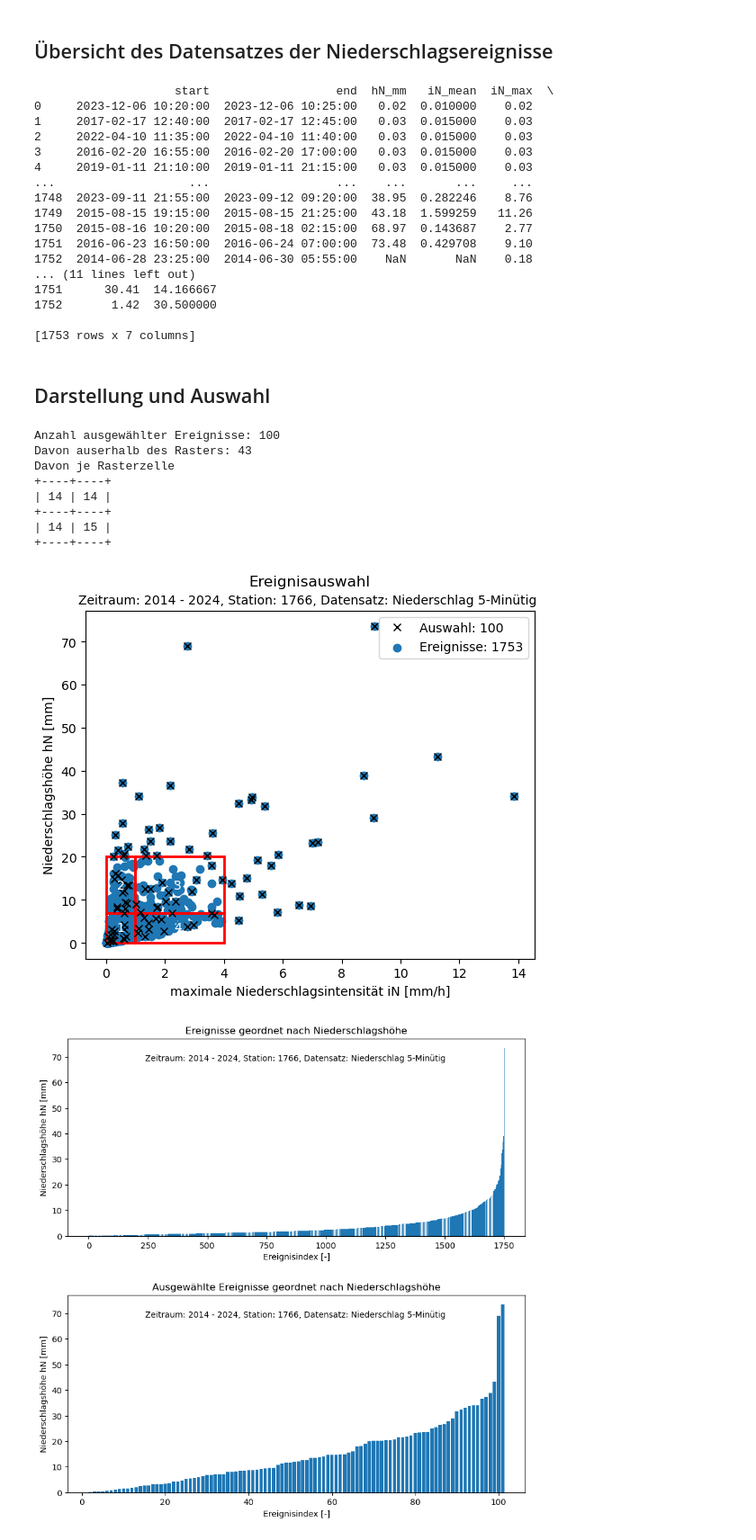
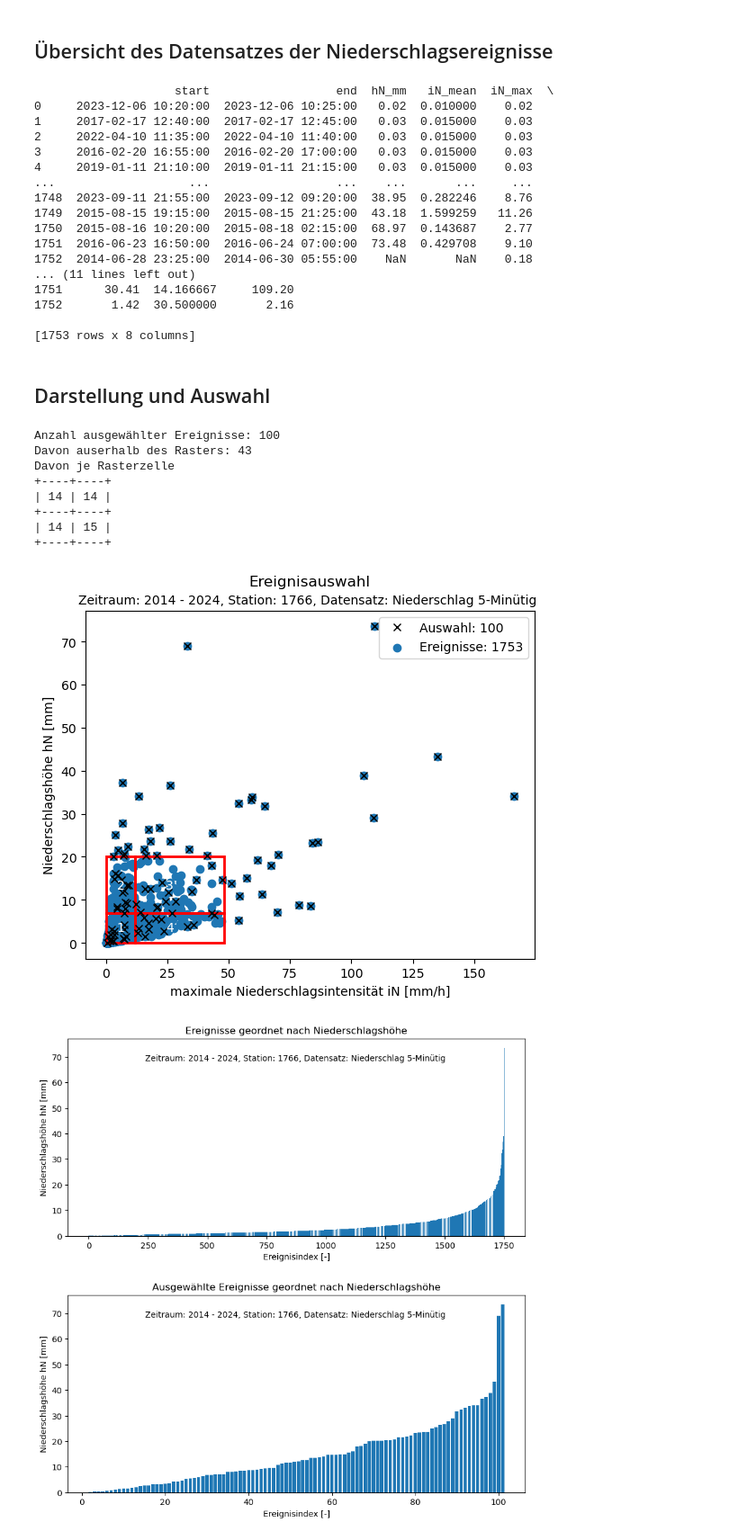
Before and after one commit to FlAlbers/UrbanML, a Jupyter notebook: pythonProject/select_events.ipynb, the cells around one changed output. Shown at 90% size. Drawn from its saved outputs; the diff is of its cells as text; code cells hidden in the pictures.

```diff
--- a/pythonProject/select_events.ipynb
+++ b/pythonProject/select_events.ipynb
@@ -22,6 +22,7 @@ P_events_sort = P_events.sort_values('hN_mm')
 
 # reset index of P_events_sort
 P_events_sort = P_events_sort.reset_index(drop=True)
+P_events_sort['iN_max_60'] = P_events_sort['iN_max']*12
 # %% [markdown]
 ## Übersicht des Datensatzes der Niederschlagsereignisse
 # %%
@@ -40,19 +41,19 @@ print(P_events_sort)
 1751  2016-06-23 16:50:00  2016-06-24 07:00:00  73.48  0.429708    9.10
 1752  2014-06-28 23:25:00  2014-06-30 05:55:00    NaN       NaN    0.18
 ... (11 lines left out)
-1751      30.41  14.166667
-1752       1.42  30.500000
+1751      30.41  14.166667     109.20
+1752       1.42  30.500000       2.16
 
-[1753 rows x 7 columns]
+[1753 rows x 8 columns]
 # %% [markdown]
 ## Darstellung und Auswahl
 # %%
 from tabulate import tabulate
-P_20_4 = P_events_sort[(P_events_sort['hN_mm'] > 20) | (P_events_sort['iN_max'] > 4)]
+P_20_4 = P_events_sort[(P_events_sort['hN_mm'] > 20) | (P_events_sort['iN_max_60'] > 4*12)]
 
 n_events = [14,14,14,15]
-hN_mm = [0, 7, 20]
-iN_max = [0, 1, 4]
+h = [0, 7, 20]
+iN = [0, 12, 48]
 rs = 6
 
 i = 0
@@ -61,7 +62,7 @@ P_sample = pd.DataFrame()
 
 for k in range(len(n_events)):
 
-    selected_events = P_events_sort[(P_events_sort['iN_max'] >= iN_max[i]) & (P_events_sort['iN_max'] < iN_max[i+1]) & (P_events_sort['hN_mm'] >= hN_mm[j]) & (P_events_sort['hN_mm'] < hN_mm[j+1])]
+    selected_events = P_events_sort[(P_events_sort['iN_max_60'] >= iN[i]) & (P_events_sort['iN_max_60'] < iN[i+1]) & (P_events_sort['hN_mm'] >= h[j]) & (P_events_sort['hN_mm'] < h[j+1])]
     P_sample = pd.concat([P_sample, selected_events.sample(n_events[k-1], random_state=rs)])
 
     if k == 0:
@@ -74,44 +75,44 @@ for k in range(len(n_events)):
 P_sample = pd.concat([P_sample, P_20_4])
 
 # Plot hN_max_60 vs hN_mm with different symbols
 fig, ax = plt.subplots(figsize=(6, 5))
-ax.plot(P_sample['iN_max'], P_sample['hN_mm'], 'x', color='black', label='Sample')
-ax.scatter(P_events_sort['iN_max'], P_events_sort['hN_mm'], marker='o',  label='Events')
+ax.plot(P_sample['iN_max_60'], P_sample['hN_mm'], 'x', color='black', label='Sample')
+ax.scatter(P_events_sort['iN_max_60'], P_events_sort['hN_mm'], marker='o',  label='Events')
 
 ax.set_xlabel('maximale Niederschlagsintensität iN [mm/h]')
 ax.set_ylabel('Niederschlagshöhe hN [mm]')
 ax.set_title('Ereignisauswahl', pad=20)
 ax.text(0.5, 1.03, 'Zeitraum: 2014 - 2024, Station: 1766, Datensatz: Niederschlag 5-Minütig ', horizontalalignment='center', verticalalignment='center', transform=ax.transAxes)
 ax.legend(labels=['Auswahl: {}'.format(len(P_sample)), 'Ereignisse: {}'.format(len(P_events_sort))])
-ax.add_patch(Rectangle((0, 0), 1, 7, edgecolor='red', facecolor='none', lw=2))
-ax.text(0.5, 3.5, '1', ha='center', va='center', color='white')
-ax.add_patch(Rectangle((0, 7), 1, 13, edgecolor='red', facecolor='none', lw=2))
-ax.text(0.5, 13.5, '2', ha='center', va='center', color='white')
-ax.add_patch(Rectangle((1, 7), 3, 13, edgecolor='red', facecolor='none', lw=2))
-ax.text(2.45, 13.5, '3', ha='center', va='center', color='white')
-ax.add_patch(Rectangle((1, 0), 3, 7, edgecolor='red', facecolor='none', lw=2))
-ax.text(2.45, 3.55, '4', ha='center', va='center', color='white')
+ax.add_patch(Rectangle((iN[0], iN[0]), iN[1], h[1], edgecolor='red', facecolor='none', lw=2))
+ax.text(6, 3.5, '1', ha='center', va='center', color='white')
+ax.add_patch(Rectangle((iN[0], h[1]), iN[1], h[2]-h[1], edgecolor='red', facecolor='none', lw=2))
+ax.text(6, 13.5, '2', ha='center', va='center', color='white')
+ax.add_patch(Rectangle((iN[1], h[1]), iN[2]-iN[1], h[2]-h[1], edgecolor='red', facecolor='none', lw=2))
+ax.text(26, 13.5, '3', ha='center', va='center', color='white')
+ax.add_patch(Rectangle((iN[1], h[0]), iN[2]-iN[1], h[1], edgecolor='red', facecolor='none', lw=2))
+ax.text(26, 3.55, '4', ha='center', va='center', color='white')
 plt.tight_layout()
 print("Anzahl ausgewählter Ereignisse:", len(P_sample))
 
 print("Davon auserhalb des Rasters:", len(P_20_4))
 
 print("Davon je Rasterzelle")
 table_data = [[14, 14], [14, 15]]
 
 print(tabulate(table_data, tablefmt='grid'))
 
 plt.show()
 # %% [output]
 Anzahl ausgewählter Ereignisse: 100
 Davon auserhalb des Rasters: 43
 Davon je Rasterzelle
 +----+----+
 | 14 | 14 |
 +----+----+
 | 14 | 15 |
 +----+----+
-[figure, old version]
+[figure, new version]
 # %%
 P_sample = P_sample.sort_values('hN_mm').reset_index(drop=True)
 
```
Also changed, not shown: parts of 2 cells of this notebook, 2 other files.
